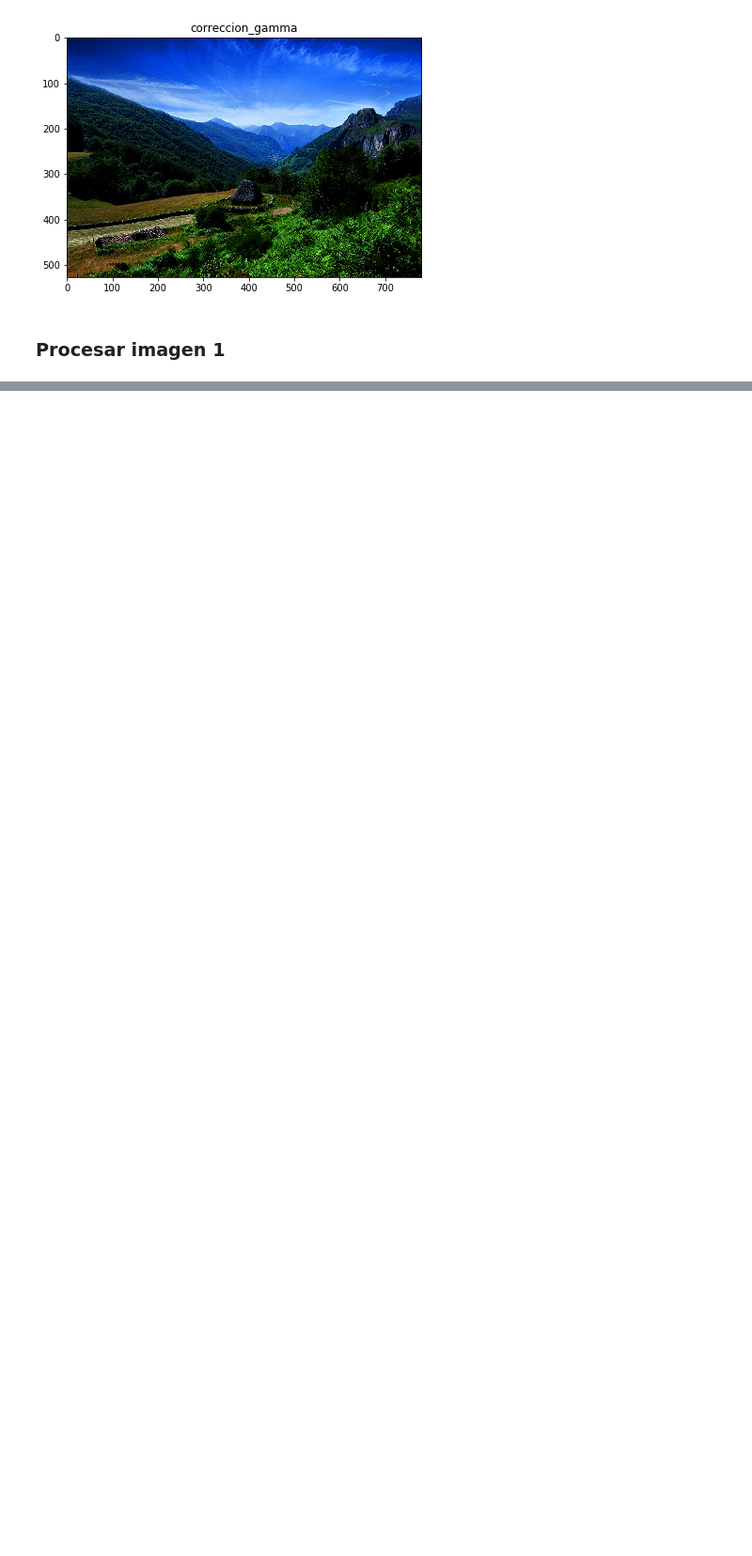
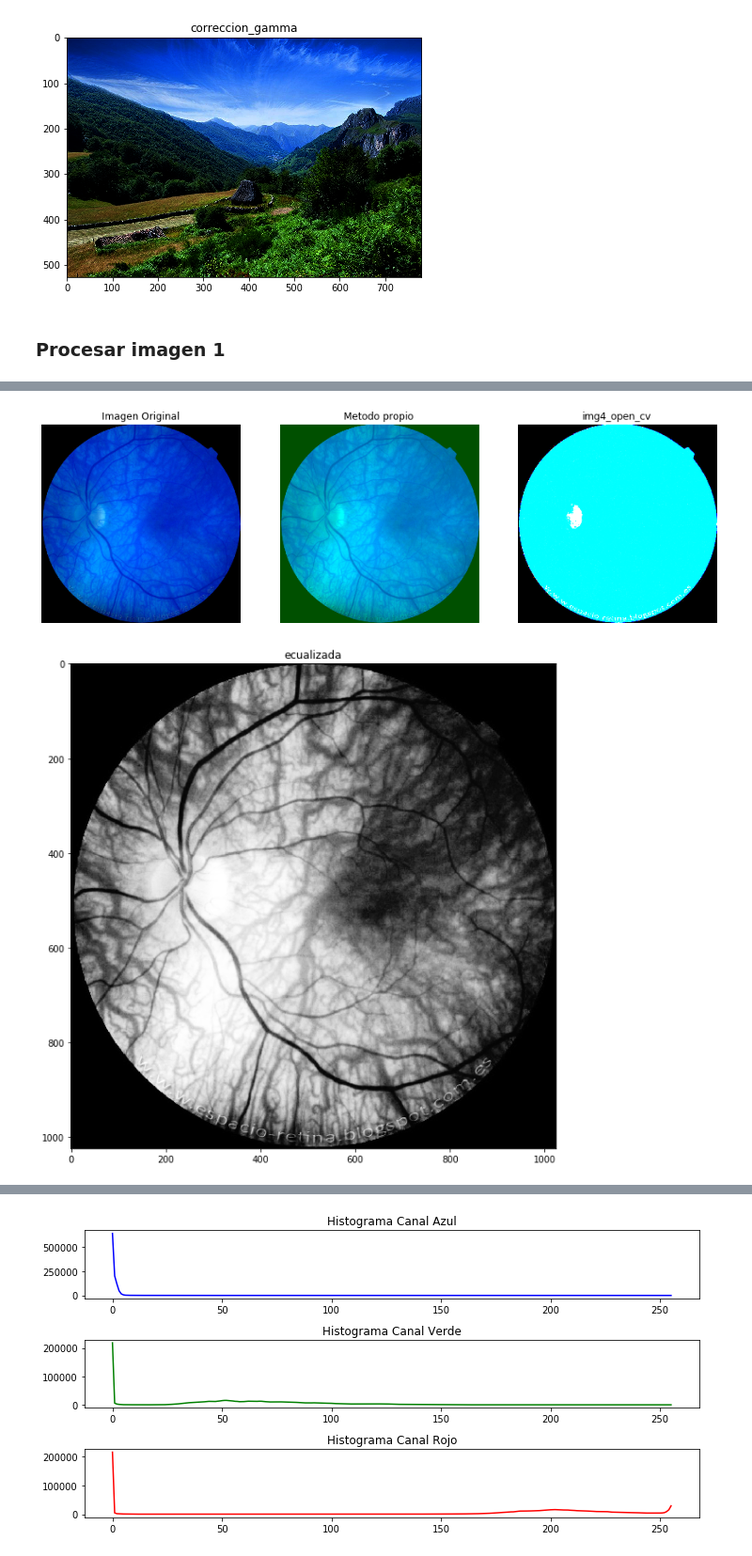
Before and after one commit to DenisFZelaya/Lab01-Computer-Vision, a Jupyter notebook: AjusteIntensidad.ipynb, the cells around one changed output, grey strips where cells are left out. Shown at 94% size. Drawn from its saved outputs; the diff is of its cells as text; code cells hidden in the pictures; blank space fills up the shorter version.

```diff
--- a/AjusteIntensidad.ipynb
+++ b/AjusteIntensidad.ipynb
@@ -118,13 +145,13 @@ def invert_color(image = None, title = ""):
 # %%
 # Mejorar el contraste de una imagen, la he parametrizado para ajustar segun la necesidad de la imagen a procesar
-def mejora_contraste(azul = 0, verde = 10, rojo = 0):
+def mejora_contraste(image = None, azul = 0, verde = 10, rojo = 0):
     # Definir constantes a sumar a cada canal
     c_azul = azul
     c_verde = verde
     c_rojo = rojo
 
     # Obtener los canales de una imagen cv2.split(img) -> Retorna las 3 capas BGR
-    canal_azul, canal_verde, canal_rojo = cv2.split(img02)
+    canal_azul, canal_verde, canal_rojo = cv2.split(image)
 
     # Crear constantes para guardar la suma de nuestros parametros + el valor del actual del canal
     c_azul_const = np.clip(canal_azul.astype(int) + c_azul, 0, 255).astype(np.uint8)
@@ -135,9 +162,9 @@ def mejora_contraste(azul = 0, verde = 10, rojo = 0):
     imagen_final = cv2.merge((c_azul_const, c_verde_const, c_rojo_const))
 
     # Mostrar imagen
-    plt.imshow(cv2.cvtColor(imagen_final, cv2.COLOR_BGR2RGB))
-    plt.title('imagen')
-    plt.show()
+    # plt.imshow(cv2.cvtColor(imagen_final, cv2.COLOR_BGR2RGB))
+    # plt.title('imagen')
+    # plt.show()
 
     return imagen_final
 # %%
@@ -172,8 +199,10 @@ def ecualizar_imagen(imagen = None):
     equ_image = cv2.merge([equ_b,equ_g,equ_r])
     imshow("ecualizada",equ_g)
 
-    hist = cv2.calcHist(equ_image, [0], None, [256], [0, 256])
-    plt.plot(hist)
+    # hist = cv2.calcHist(equ_image, [0], None, [256], [0, 256])
+    # plt.plot(hist)
+
+    return equ_image
 # %%
 def plot_rgb_histograms(image):
     # Dividir la imagen en canales RGB
@@ -223,7 +252,7 @@ def plot_rgb_histogramTodo(image):
 # %%
 # Correcion gama
 # https://docs.opencv.org/3.4/d2/de8/group__core__array.html
-def contraste_openCV(image = None, value = 1.0, title = ""):
+def contraste_openCV(image = None, value = 1.0):
     img_corrected = cv2.pow(image, value)
     ## imshow(title, img_corrected)
     return img_corrected
@@ -377,0 +311,18 @@ show_images(images_list)
+# %%
+# IMG 01
+img4_open_cv = contraste_openCV(img04, 2)
+img4_propio = mejora_contraste(img04, azul = -80, verde = 80, rojo = 0)
+
+show_three_images(img04, "Imagen Original", img4_propio, "Metodo propio", img4_open_cv, "img4_open_cv")
+
+# Otras pruebas
+img04Equ = ecualizar_imagen(img04)
+imshow("Ecualizar imagen", img04Equ)
+
+# Mostrar histogramas
+plot_rgb_histograms(img04)
+plot_rgb_histogramTodo(img04)
+plot_rgb_histogramTodo(img4_propio)
+# %% [output]
+[figure, added]
+[figure, added]
@@ -377,0 +330 @@ show_images(images_list)
+[figure, added]
```
Also changed, not shown: parts of 27 cells of this notebook, 11 other files.
